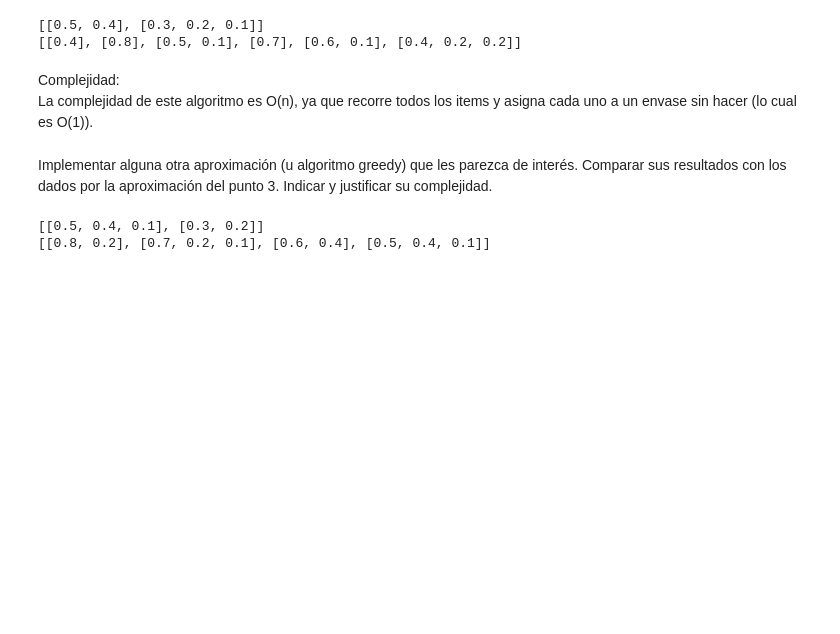
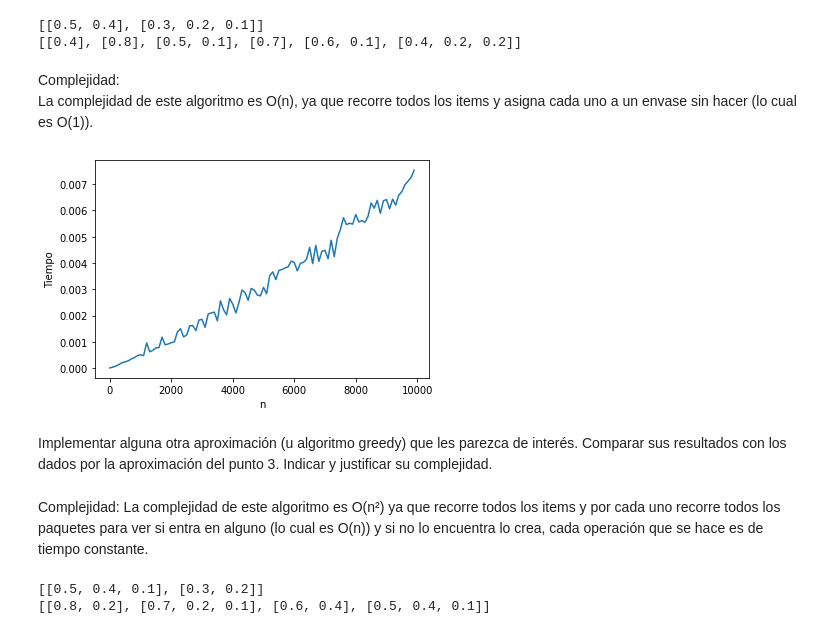
Before and after one commit to joaqogomez/75.29-TDA1, a Jupyter notebook: Tp2/Tda-TP2.ipynb, the cells around one changed output. Cells and saved outputs as stored; diff of their text form; code cells hidden in the pictures; blank space fills up the shorter version.

```diff
--- a/Tp2/Tda-TP2.ipynb
+++ b/Tp2/Tda-TP2.ipynb
@@ -107,7 +107,7 @@ def empaquetar_aprox(items):
     paquetes = []
     paquete_actual = []
     for item in items:
-        if round(sum(paquete_actual) + item, 3) <= 1:
+        if round(sum(paquete_actual) + item, 4) <= 1:
             paquete_actual.append(item)
         else:
             paquetes.append(paquete_actual)
@@ -128,22 +128,30 @@ print(empaquetar_aprox(items))
 Complejidad:
 La complejidad de este algoritmo es O(n), ya que recorre todos los items y asigna cada uno a un envase sin hacer (lo cual es O(1)).
 # %%
-import time
-
-tiempos = {}
-for i in range(0, 1000, 5):
-    items = generador_items(i)
+def calcular_tiempo(items, funcion):
     start = time.time()
-    paquetes = empaquetar_aprox(items)
+    funcion(items)
     end = time.time()
-    tiempos[i] = end - start
+    return end - start
+# %%
+import time
+
+tiempos = {}
+for i in range(1, 10000, 100):
+    todos = []
+    for _ in range(100):
+        items = generador_items(i)
+        todos.append(calcular_tiempo(items, empaquetar_aprox))
+    tiempos[i] = sum(todos) / len(todos)
 # %%
 from matplotlib import pyplot as plt
 
-# plt.plot(tiempos.keys(), tiempos.values())
-# plt.xlabel('n')
-# plt.ylabel('Tiempo')
-# plt.show()
+plt.plot(tiempos.keys(), tiempos.values())
+plt.xlabel('n')
+plt.ylabel('Tiempo')
+plt.show()
+# %% [output]
+[figure, added]
 # %% [markdown]
 Implementar alguna otra aproximación (u algoritmo greedy) que les parezca de interés. Comparar sus resultados con los dados por la aproximación del punto 3. Indicar y justificar su complejidad.
 # %%
@@ -173,4 +181,7 @@ def empaquetar_greedy(items):
             paquetes.append([item])
 
     return paquetes
+# %% [markdown]
+Complejidad:
+La complejidad de este algoritmo es O(n²) ya que recorre todos los items y por cada uno recorre todos los paquetes para ver si entra en alguno (lo cual es O(n)) y si no lo encuentra lo crea, cada operación que se hace es de tiempo constante.
 # %%
```
Also changed, not shown: parts of 9 cells of this notebook.
